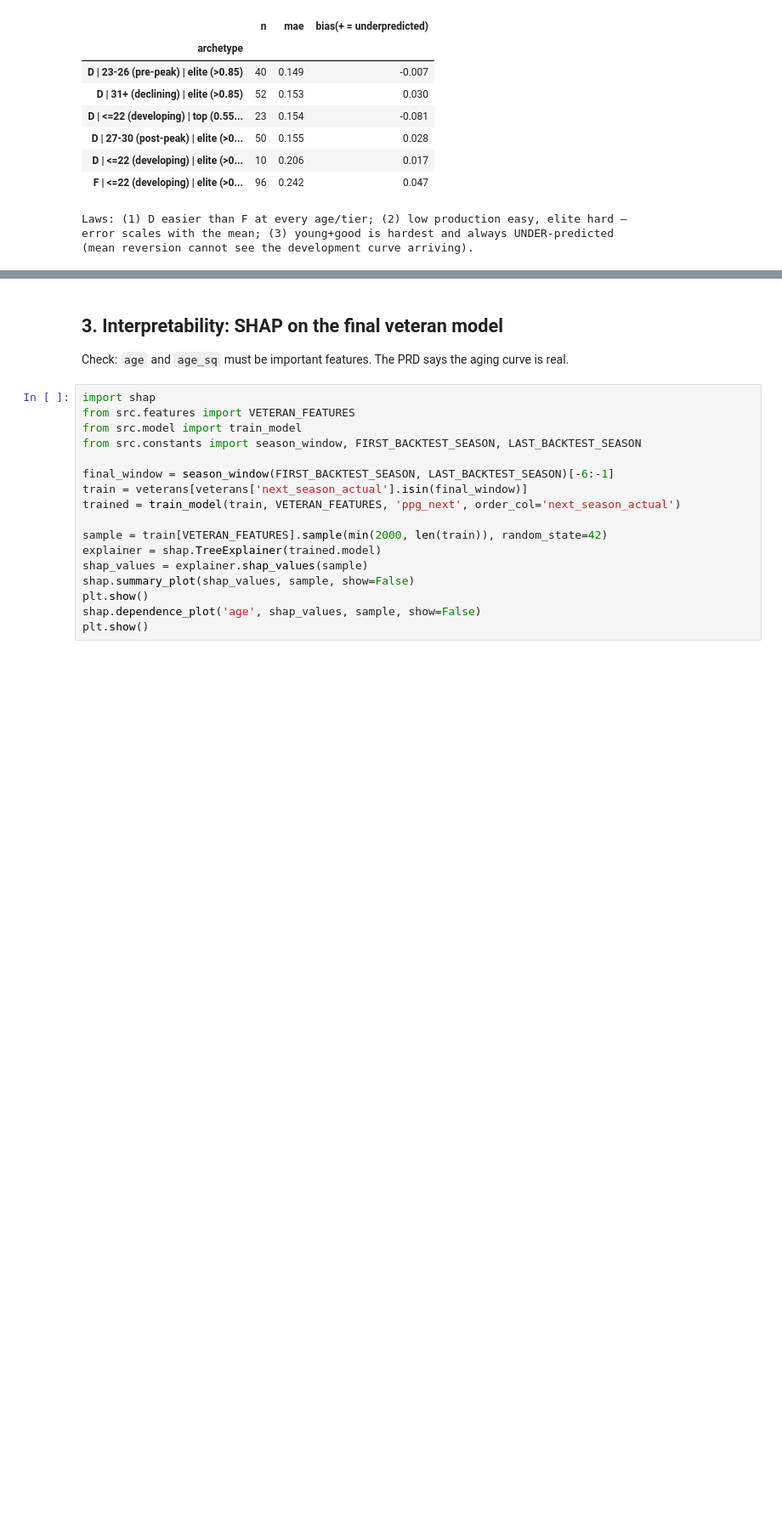
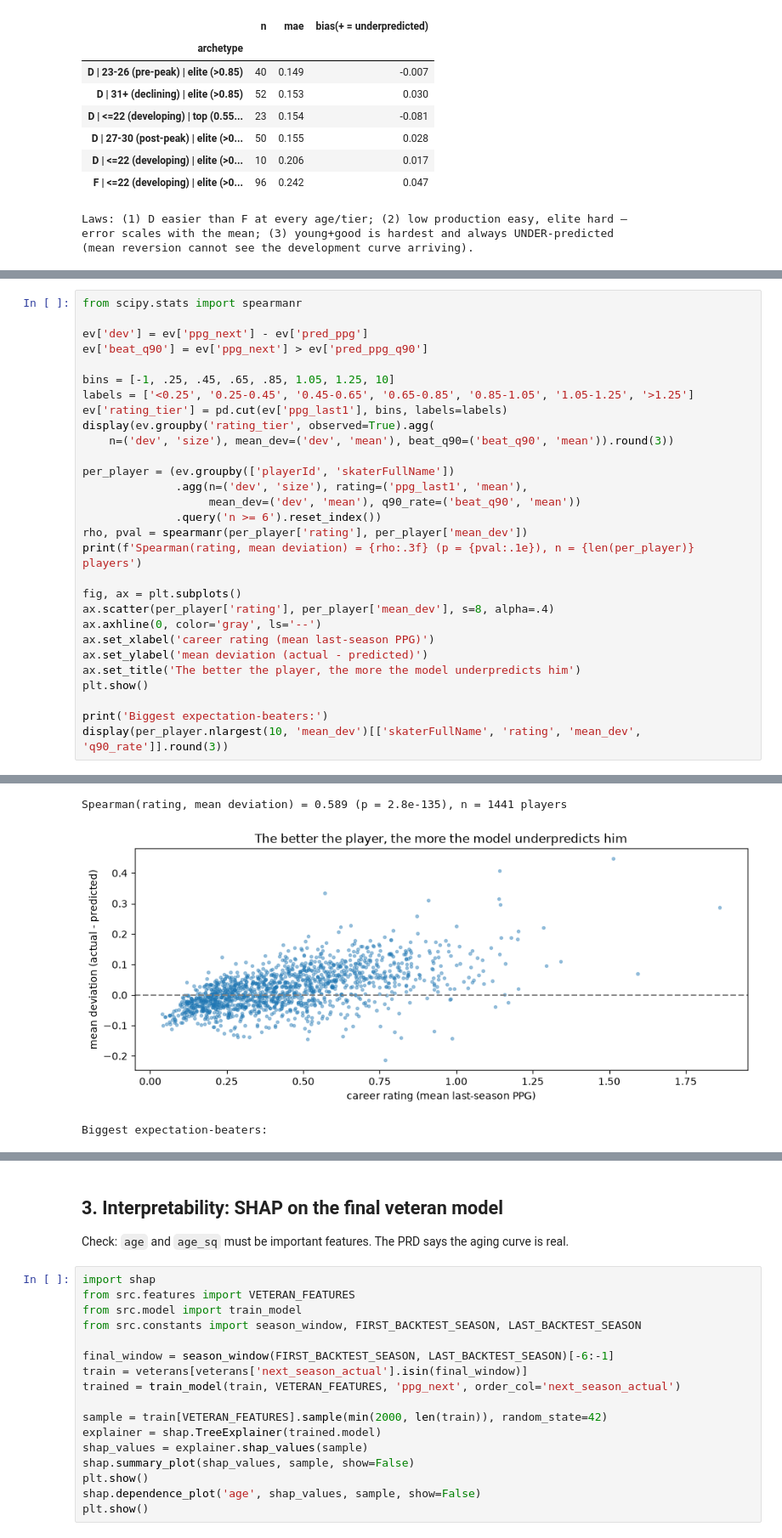
Before and after one commit to jverene/hockeypredictor, a Jupyter notebook: notebooks/eval.ipynb, the cells around one changed output, grey strips where cells are left out. Shown at 85% size. Saved outputs shown, nothing was run; the diff lists cells and outputs as text; blank space fills up the shorter version.

Commit message:
docs: greatness index — rating vs deviation correlation (rho=0.589) in writeup + notebook

```diff
--- a/notebooks/eval.ipynb
+++ b/notebooks/eval.ipynb
@@ -378,0 +385,30 @@ error scales with the mean; (3) young+good is hardest and always UNDER-predicted
+# %%
+from scipy.stats import spearmanr
+
+ev['dev'] = ev['ppg_next'] - ev['pred_ppg']
+ev['beat_q90'] = ev['ppg_next'] > ev['pred_ppg_q90']
+
+bins = [-1, .25, .45, .65, .85, 1.05, 1.25, 10]
+labels = ['<0.25', '0.25-0.45', '0.45-0.65', '0.65-0.85', '0.85-1.05', '1.05-1.25', '>1.25']
+ev['rating_tier'] = pd.cut(ev['ppg_last1'], bins, labels=labels)
+display(ev.groupby('rating_tier', observed=True).agg(
+    n=('dev', 'size'), mean_dev=('dev', 'mean'), beat_q90=('beat_q90', 'mean')).round(3))
+
+per_player = (ev.groupby(['playerId', 'skaterFullName'])
+              .agg(n=('dev', 'size'), rating=('ppg_last1', 'mean'),
+                   mean_dev=('dev', 'mean'), q90_rate=('beat_q90', 'mean'))
+              .query('n >= 6').reset_index())
+rho, pval = spearmanr(per_player['rating'], per_player['mean_dev'])
+print(f'Spearman(rating, mean deviation) = {rho:.3f} (p = {pval:.1e}), n = {len(per_player)} players')
+
+fig, ax = plt.subplots()
+ax.scatter(per_player['rating'], per_player['mean_dev'], s=8, alpha=.4)
+ax.axhline(0, color='gray', ls='--')
+ax.set_xlabel('career rating (mean last-season PPG)')
+ax.set_ylabel('mean deviation (actual - predicted)')
+ax.set_title('The better the player, the more the model underpredicts him')
+plt.show()
+
+print('Biggest expectation-beaters:')
+display(per_player.nlargest(10, 'mean_dev')[['skaterFullName', 'rating', 'mean_dev', 'q90_rate']].round(3))
+# %% [output]
@@ -378,0 +424,3 @@ error scales with the mean; (3) young+good is hardest and always UNDER-predicted
+Spearman(rating, mean deviation) = 0.589 (p = 2.8e-135), n = 1441 players
+[figure, added]
+Biggest expectation-beaters:
```
Also changed, not shown: parts of 3 cells of this notebook, 1 other file.
